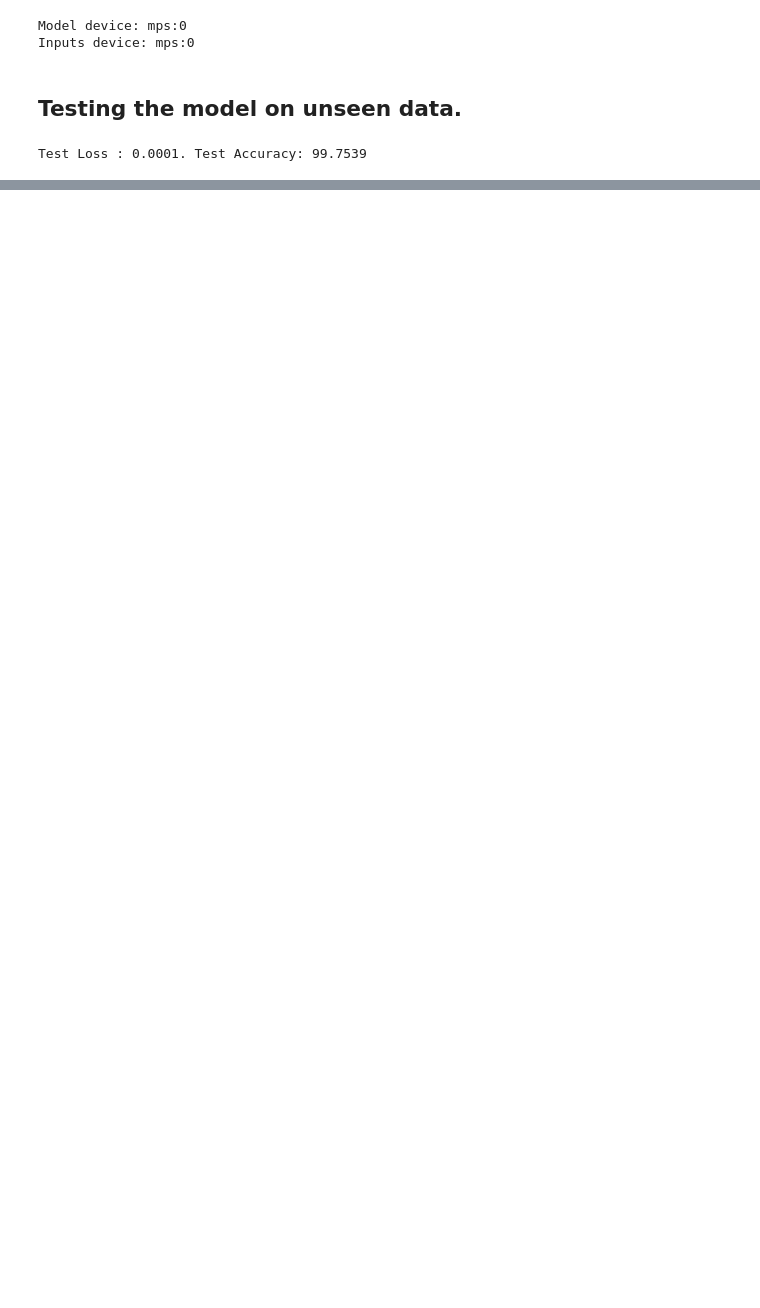
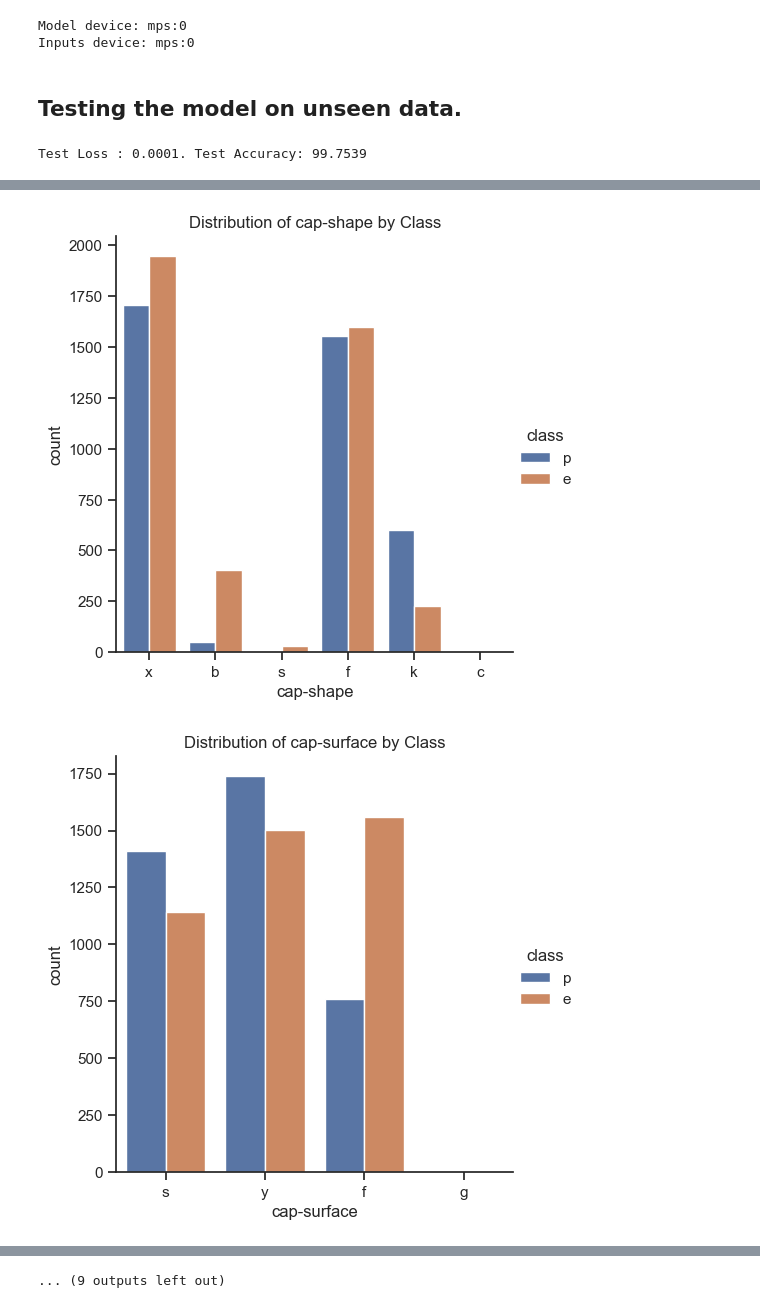
Before and after one commit to eren9677/CEN-451, a Jupyter notebook: mushroom.ipynb, the cells around one changed output, grey strips where cells are left out. Drawn from its saved outputs; the diff is of its cells as text; code cells hidden in the pictures; blank space fills up the shorter version.

```diff
--- a/mushroom.ipynb
+++ b/mushroom.ipynb
@@ -87,6 +87,7 @@ mushroom = mushroom.drop(columns="veil-type")
 | habitat | 7 |
 # %%
 Y = mushroom["class"]
+mushroom_copy = mushroom.copy()
 X = mushroom.drop(columns="class")
 display("DATA before one-hot ecnoding:")
 display(X)
@@ -435,0 +440,9 @@ Test Loss : 0.0001. Test Accuracy: 99.7539
+# %%
+for col in mushroom_copy.columns:
+    if col != "class":  # Assuming "class" is the target variable
+        sns.catplot(data=mushroom_copy, x=col, hue="class", kind="count")
+        plt.title(f"Distribution of {col} by Class")
+        plt.show()
+# %% [output]
+[figure, added]
+[figure, added]
@@ -435,0 +459 @@ Test Loss : 0.0001. Test Accuracy: 99.7539
+... (9 outputs left out)
```
Also changed, not shown: parts of 7 cells of this notebook.
